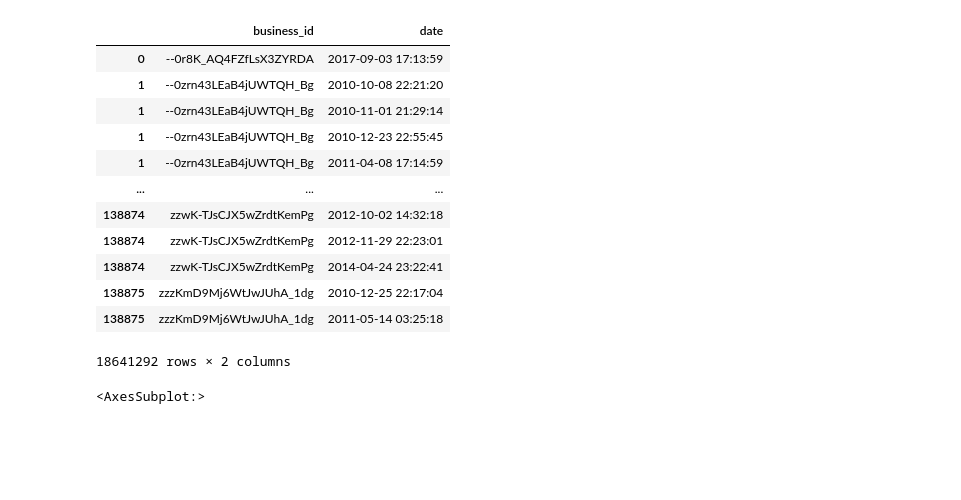
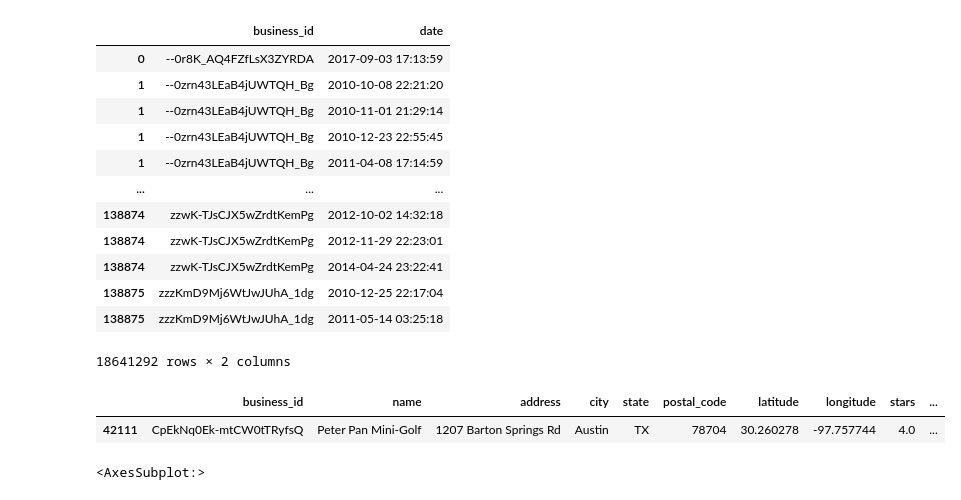
Before and after one commit to connie-ho/data-bites, a Jupyter notebook: Data_Exploration.ipynb, the cells around one changed output. Cells and saved outputs as stored; diff of their text form; code cells hidden in the pictures; blank space fills up the shorter version.

```diff
--- a/Data_Exploration.ipynb
+++ b/Data_Exploration.ipynb
@@ -93,6 +93,11 @@ df_checkin
 18641292 rows × 2 columns
 # %%
 df_business = load_json_data(business_path)
+# %%
+df_business[df_business.business_id.eq('CpEkNq0Ek-mtCW0tTRyfsQ')]
+# %% [output]
+|  | business_id | name | address | city | state | postal_code | latitude | longitude | stars | ... |
+| 42111 | CpEkNq0Ek-mtCW0tTRyfsQ | Peter Pan Mini-Golf | 1207 Barton Springs Rd | Austin | TX | 78704 | 30.260278 | -97.757744 | 4.0 | ... |
 # %%
 %matplotlib inline
 df_business.city.str.len().hist()
```
Also changed, not shown: parts of 4 cells of this notebook, 4 other files.
